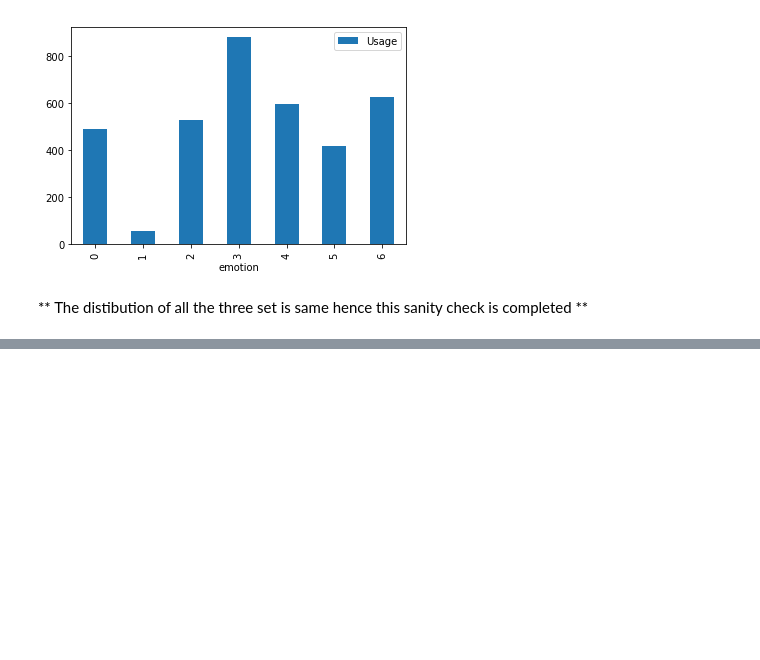
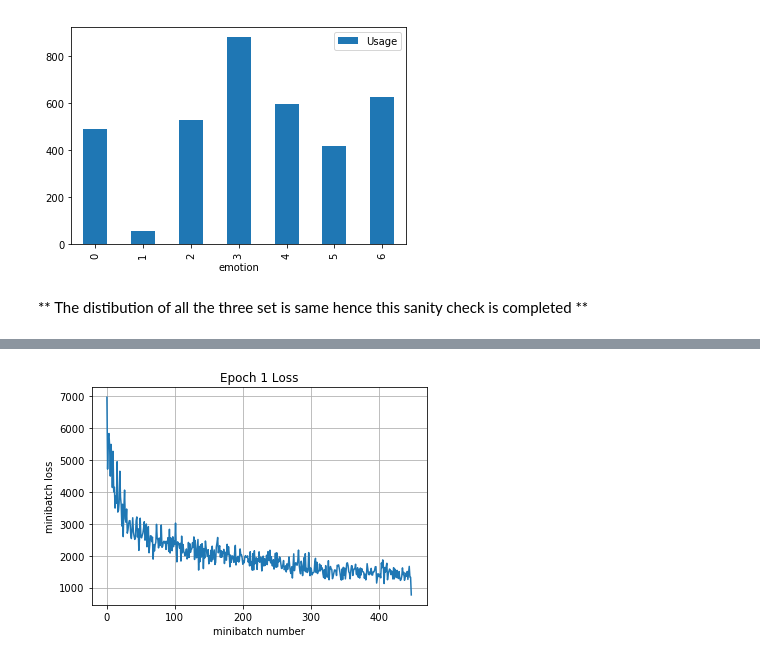
Before and after one commit to divyanshj16/EmotionDetection, a Jupyter notebook: notebook.ipynb, the cells around one changed output, grey strips where cells are left out. Cells and saved outputs as stored; diff of their text form; code cells hidden in the pictures; blank space fills up the shorter version.

Commit message:
add a simple model for testing!

```diff
--- a/notebook.ipynb
+++ b/notebook.ipynb
@@ -53,4 +63,5 @@ df2.reset_index().plot(kind='bar',x='labels',y='Usage')
 ## distribution of train dataset
 # %%
 df[df['Usage'] == 'Training'].groupby('emotion').count().reset_index().plot(kind='bar',x='emotion',y='Usage')
+df_train = df[df['Usage'] == 'Training']
 # %% [output]
@@ -81,0 +97,7 @@ def
+# %%
+train_indices = np.arange(train_df.shape[0])
+np.random.shuffle(train_indices)
+# %%
+idx = train_indices[0:64]
+print(get_subset(df,indices=idx)[0])
+train_df.iloc[idx]
@@ -81,0 +135,89 @@ def
+# %%
+tf.reset_default_graph()
+X = tf.placeholder(tf.float32,shape=[None,2304],name='X')
+y = tf.placeholder(tf.int64,shape=[None],name='y')
+is_training = tf.placeholder(tf.bool)
+y_out = model1(X,y)
+
+total_loss = tf.losses.softmax_cross_entropy(tf.one_hot(y,7),y_out)
+mean_loss = tf.reduce_mean(total_loss)
+optimizer = tf.train.AdamOptimizer(learning_rate=1e-5)
+train_step = optimizer.minimize(total_loss)
+# %%
+def run_model(session, predict, loss_val, Xd,         # utility function to run a model
+              epochs=1, batch_size=64, print_every=100,
+              training=None, plot_losses=False):
+
+
+    # have tensorflow compute accuracy
+    correct_prediction = tf.equal(tf.argmax(predict,1), y)
+    accuracy = tf.reduce_mean(tf.cast(correct_prediction, tf.float32))
+
+    # shuffle indicies
+    train_indicies = np.arange(Xd.shape[0])
+    np.random.shuffle(train_indicies)
+
+    training_now = training is not None
+
+    # setting up variables we want to compute (and optimizing)
+    # if we have a training function, add that to things we compute
+    variables = [mean_loss,correct_prediction,accuracy]
+    if training_now:
+        variables[-1] = training
+
+    # counter
+    iter_cnt = 0
+    for e in range(epochs):
+        # keep track of losses and accuracy
+        correct = 0
+        losses = []
+        # make sure we iterate over the dataset once
+        for i in range(int(math.ceil(Xd.shape[0]/batch_size))):
+            # generate indicies for the batch
+            start_idx = (i*batch_size)%Xd.shape[0]
+
+            idx = train_indicies[start_idx:start_idx+batch_size]
+            X_batch,y_batch = get_subset(Xd,indices = idx)
+            # create a feed dictionary for this batch
+            feed_dict = {X: X_batch,
+                         y: y_batch,
+                         is_training: training_now }
+            # get batch size
+            actual_batch_size = y_batch.shape[0]
+
+            # have tensorflow compute loss and correct predictions
+            # and (if given) perform a training step
+            loss, corr, _ = session.run(variables,feed_dict=feed_dict)
+
+            # aggregate performance stats
+            losses.append(loss * actual_batch_size)
+            correct += np.sum(corr)
+
+            # print every now and then
+#             print(accuracy.eval())
+            if training_now and (iter_cnt % print_every) == 0:
+                print("Iteration {0}: with minibatch training loss = {1:.3g} and accuracy of {2:.2g}"\
+                      .format(iter_cnt,loss,np.sum(corr)/actual_batch_size))
+            iter_cnt += 1
+        total_correct = correct/Xd.shape[0]
+        total_loss = np.sum(losses)/Xd.shape[0]
+        print("Epoch {2}, Overall loss = {0:.3g} and accuracy of {1:.3g}"\
+              .format(total_loss,total_correct,e+1))
+        if plot_losses:
+            plt.plot(losses)
+            plt.grid(True)
+            plt.title('Epoch {} Loss'.format(e+1))
+            plt.xlabel('minibatch number')
+            plt.ylabel('minibatch loss')
+            plt.show()
+    return total_loss,total_correct
+
+
+
+with tf.Session() as sess:
+    sess.run(tf.global_variables_initializer())
+    print('training')
+    run_model(sess,y_out,mean_loss,df_train,2,64,100,train_step,True)
+    print('validation')
+    run_model(sess,y_out,mean_loss,df_val,1,64)
+# %% [output]
@@ -81,0 +231 @@ def
+[figure, added]
```
Also changed, not shown: parts of 9 cells of this notebook, 1 other file.
